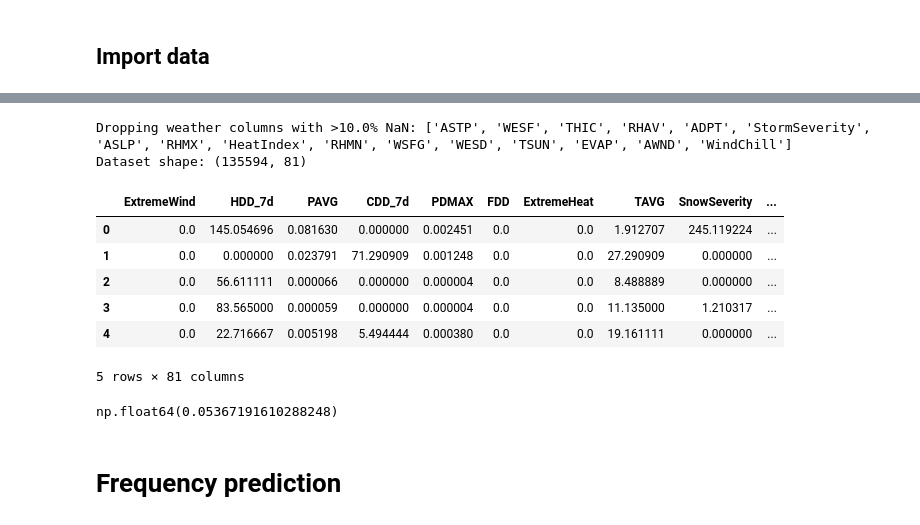
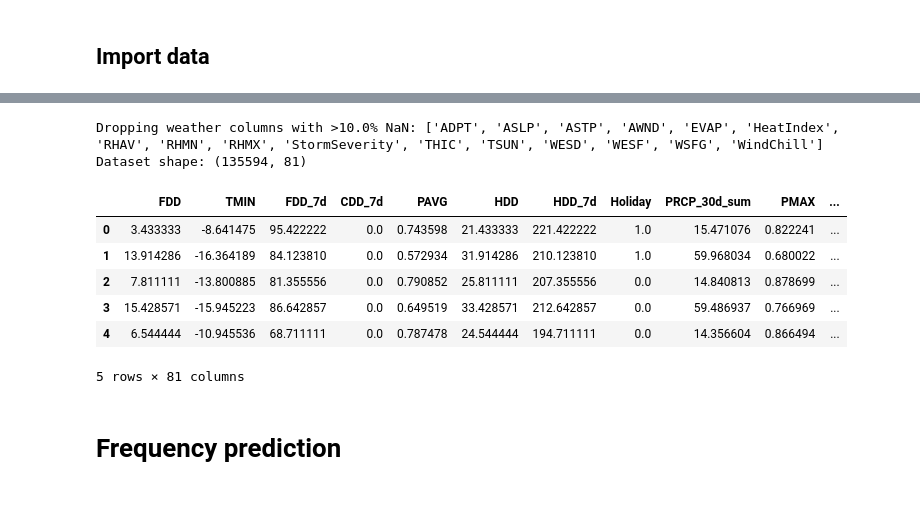
Before and after one commit to malo-lahogue/Generator-outage-probability, a Jupyter notebook: Notebooks/inference.ipynb, the cells around one changed output, grey strips where cells are left out. Saved outputs shown, nothing was run; the diff lists cells and outputs as text; code cells hidden in the pictures.

```diff
--- a/Notebooks/inference.ipynb
+++ b/Notebooks/inference.ipynb
@@ -88,8 +76,8 @@ Traceback (most recent call last):  File "<frozen runpy>", line 198, in _run_mod
 # %% [markdown]
 ## Import data
 # %%
-weather_data_file = 'DATA/weather_data_per_state_all.csv'
-power_load_file = 'DATA/power_load_input.csv'
+weather_data_file = '../DATA/weather_data_per_state_all.csv'
+power_load_file = '../DATA/power_load_input.csv'
 weather_data = pd.read_csv(weather_data_file, index_col=[0,1], parse_dates=[0])
 power_load_data = pd.read_csv(power_load_file, index_col=[0,1], parse_dates=[0])
 
@@ -118,25 +120,25 @@ merged_count_df.head()
 # %%
-merged_freq_df, feature_names_freq, target_columns_freq = im.preprocess_data(failure_path='DATA/filtered_events.csv',
-                                                                event_count_path='DATA/event_count.csv',
-                                                                weather_path=weather_data_file,
-                                                                power_load_path=power_load_file,
+merged_freq_df, feature_names_freq, target_columns_freq = im.preprocess_data(failure_path='../DATA/filtered_events.csv',
+                                                                event_count_path='../DATA/event_count.csv',
+                                                                weather_data_path=weather_data_file,
+                                                                power_data_path=power_load_file,
                                                                 feature_names=features_names,
                                                                 target='Frequency',  # 'Frequency' or 'Unit_Failure'
                                                                 state_one_hot=True,
                                                                 cyclic_features=['Season', 'Month', 'DayOfWeek', 'DayOfYear'],
                                                                 cause_code_n_clusters=1,
                                                                 feature_na_drop_threshold=0.10)
 
 stand_cols_freq = [f for f in feature_names_freq if not f.startswith('State_') and not f in ['Holiday', 'Weekend']]
 print(f"Dataset shape: {merged_freq_df.shape}")
 merged_freq_df.head()
 # %% [output]
-Dropping weather columns with >10.0% NaN: ['ASTP', 'WESF', 'THIC', 'RHAV', 'ADPT', 'StormSeverity', 'ASLP', 'RHMX', 'HeatIndex', 'RHMN', 'WSFG', 'WESD', 'TSUN', 'EVAP', 'AWND', 'WindChill']
+Dropping weather columns with >10.0% NaN: ['ADPT', 'ASLP', 'ASTP', 'AWND', 'EVAP', 'HeatIndex', 'RHAV', 'RHMN', 'RHMX', 'StormSeverity', 'THIC', 'TSUN', 'WESD', 'WESF', 'WSFG', 'WindChill']
 Dataset shape: (135594, 81)
-|  | ExtremeWind | HDD_7d | PAVG | CDD_7d | PDMAX | FDD | ExtremeHeat | TAVG | SnowSeverity | ... |
-| 0 | 0.0 | 145.054696 | 0.081630 | 0.000000 | 0.002451 | 0.0 | 0.0 | 1.912707 | 245.119224 | ... |
-| 1 | 0.0 | 0.000000 | 0.023791 | 71.290909 | 0.001248 | 0.0 | 0.0 | 27.290909 | 0.000000 | ... |
-| 2 | 0.0 | 56.611111 | 0.000066 | 0.000000 | 0.000004 | 0.0 | 0.0 | 8.488889 | 0.000000 | ... |
-| 3 | 0.0 | 83.565000 | 0.000059 | 0.000000 | 0.000004 | 0.0 | 0.0 | 11.135000 | 1.210317 | ... |
-| 4 | 0.0 | 22.716667 | 0.005198 | 5.494444 | 0.000380 | 0.0 | 0.0 | 19.161111 | 0.000000 | ... |
+|  | FDD | TMIN | FDD_7d | CDD_7d | PAVG | HDD | HDD_7d | Holiday | PRCP_30d_sum | PMAX | ... |
+| 0 | 3.433333 | -8.641475 | 95.422222 | 0.0 | 0.743598 | 21.433333 | 221.422222 | 1.0 | 15.471076 | 0.822241 | ... |
+| 1 | 13.914286 | -16.364189 | 84.123810 | 0.0 | 0.572934 | 31.914286 | 210.123810 | 1.0 | 59.968034 | 0.680022 | ... |
+| 2 | 7.811111 | -13.800885 | 81.355556 | 0.0 | 0.790852 | 25.811111 | 207.355556 | 0.0 | 14.840813 | 0.878699 | ... |
+| 3 | 15.428571 | -15.945223 | 86.642857 | 0.0 | 0.649519 | 33.428571 | 212.642857 | 0.0 | 59.486937 | 0.766969 | ... |
+| 4 | 6.544444 | -10.945536 | 68.711111 | 0.0 | 0.787478 | 24.544444 | 194.711111 | 0.0 | 14.356604 | 0.866494 | ... |
 5 rows × 81 columns
@@ -151,7 +145,3 @@ def compute_log_loss(f, w):
-# %%
-np.sum([compute_log_loss(f, w) for f, w in zip(F_vec, W_vec)]) / np.sum(W_vec)
-# %% [output]
-np.float64(0.05367191610288248)
 # %% [markdown]
 # Frequency prediction
 # %% [markdown]
```
Also changed, not shown: parts of 15 cells of this notebook, 7 other files.
